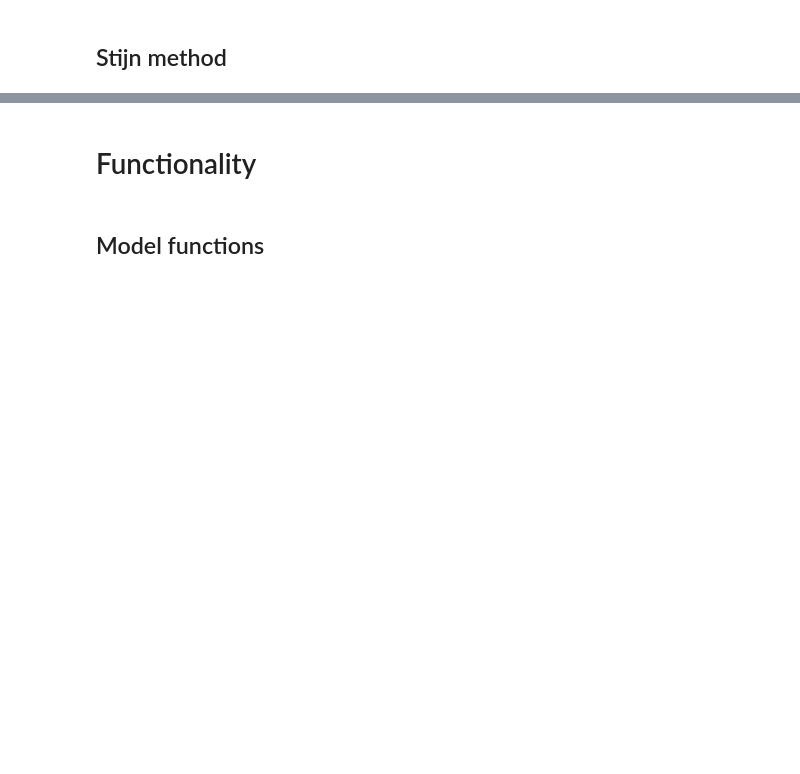
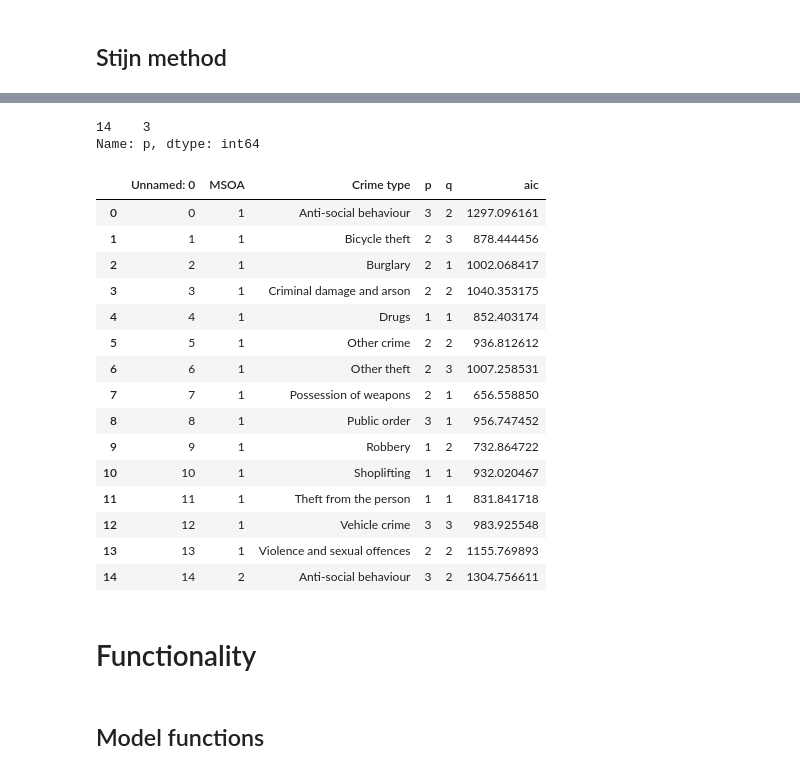
Before and after one commit to njitsh/Data-Challenge-2, a Jupyter notebook: dashboard dc2 v7 (bram version).ipynb, the cells around one changed output, grey strips where cells are left out. Drawn from its saved outputs; the diff is of its cells as text; code cells hidden in the pictures; blank space fills up the shorter version.

```diff
--- a/dashboard dc2 v7 (bram version).ipynb
+++ b/dashboard dc2 v7 (bram version).ipynb
@@ -92,6 +122,35 @@ Train.drop("Unnamed: 0", axis=1, inplace=True)
 #TrainWithNoCovid.drop("Unnamed: 0", axis=1, inplace=True)
 
 best_models_covid = pd.read_csv(str(data_path) + r"\\covid_best_models.csv")
+# %%
+#mask = [best_models_covid['MSOA']==1][best_models_covid['Crime type']=='Anti-social behaviour']
+
+best_models_covid[
+    best_models_covid['MSOA']==2][
+    best_models_covid['Crime type']=='Anti-social behaviour'][
+    'p']
+# %% [output]
+14    3
+Name: p, dtype: int64
+# %%
+best_models_covid.head(15)
+# %% [output]
+|  | Unnamed: 0 | MSOA | Crime type | p | q | aic |
+| 0 | 0 | 1 | Anti-social behaviour | 3 | 2 | 1297.096161 |
+| 1 | 1 | 1 | Bicycle theft | 2 | 3 | 878.444456 |
+| 2 | 2 | 1 | Burglary | 2 | 1 | 1002.068417 |
+| 3 | 3 | 1 | Criminal damage and arson | 2 | 2 | 1040.353175 |
+| 4 | 4 | 1 | Drugs | 1 | 1 | 852.403174 |
+| 5 | 5 | 1 | Other crime | 2 | 2 | 936.812612 |
+| 6 | 6 | 1 | Other theft | 2 | 3 | 1007.258531 |
+| 7 | 7 | 1 | Possession of weapons | 2 | 1 | 656.558850 |
+| 8 | 8 | 1 | Public order | 3 | 1 | 956.747452 |
+| 9 | 9 | 1 | Robbery | 1 | 2 | 732.864722 |
+| 10 | 10 | 1 | Shoplifting | 1 | 1 | 932.020467 |
+| 11 | 11 | 1 | Theft from the person | 1 | 1 | 831.841718 |
+| 12 | 12 | 1 | Vehicle crime | 3 | 3 | 983.925548 |
+| 13 | 13 | 1 | Violence and sexual offences | 2 | 2 | 1155.769893 |
+| 14 | 14 | 2 | Anti-social behaviour | 3 | 2 | 1304.756611 |
 # %% [markdown]
 # Functionality
 # %% [markdown]
```
Also changed, not shown: parts of 11 cells of this notebook.
